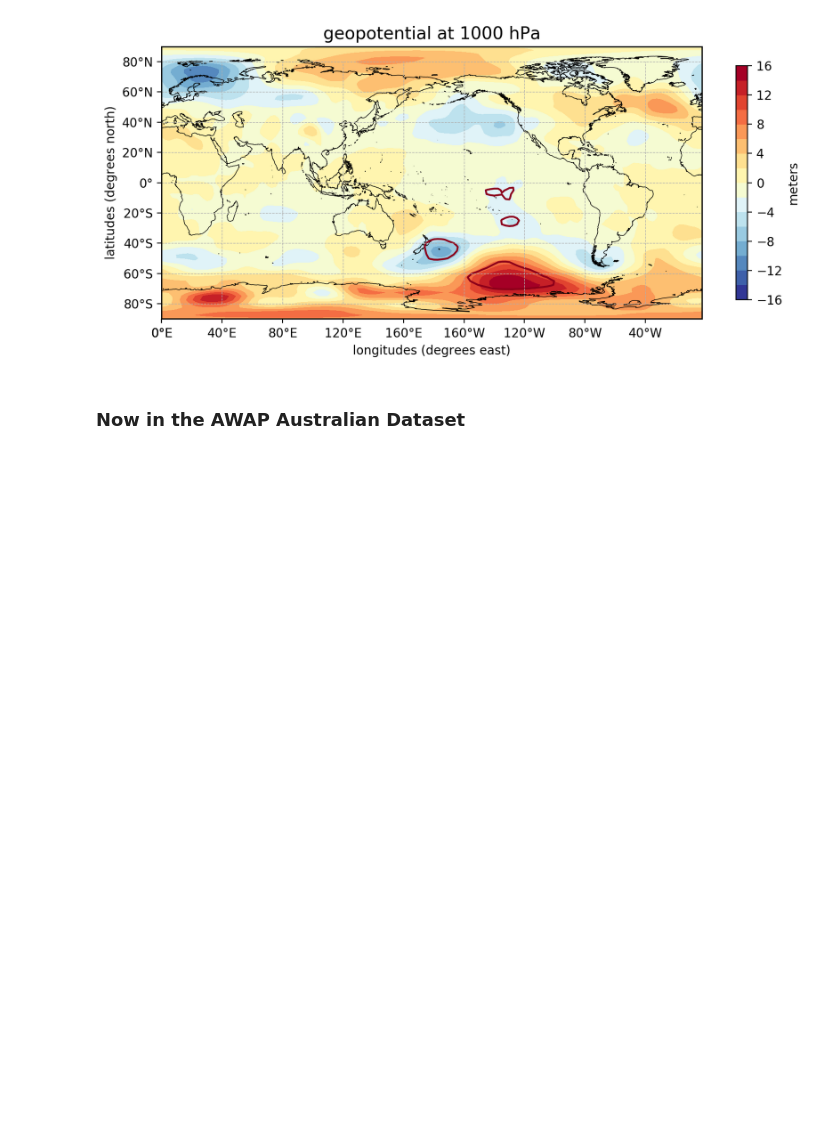
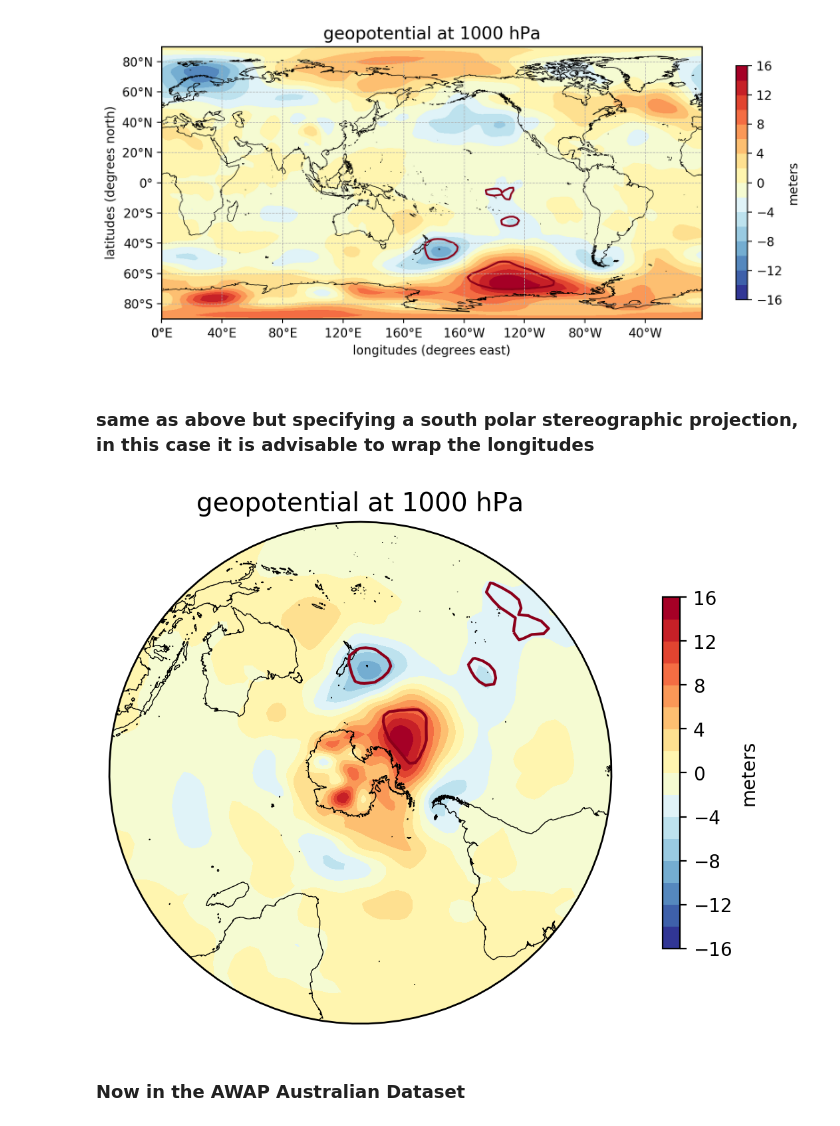
Before and after one commit to nicolasfauchereau/PICT_notebooks, a Jupyter notebook: notebooks/ensemble.ipynb, the cells around one changed output. Saved outputs shown, nothing was run; the diff lists cells and outputs as text; code cells hidden in the pictures; blank space fills up the shorter version.

```diff
--- a/notebooks/ensemble.ipynb
+++ b/notebooks/ensemble.ipynb
@@ -85,6 +85,12 @@ hgt_1000 = analogs(ens, 'ncep', 'hgt_1000').composite()
 f, ax = scalar_plot(hgt_1000).plot()
 # %% [output]
 [figure]
+# %% [markdown]
+### same as above but specifying a south polar stereographic projection, in this case it is advisable to wrap the longitudes
+# %%
+f, ax = scalar_plot(hgt_1000, proj='spstere').plot(wrap_longitudes=True)
+# %% [output]
+[figure, added]
 # %% [markdown]
 ### Now in the AWAP Australian Dataset
 # %%
```
Also changed, not shown: parts of 3 cells of this notebook, 2 other files.
